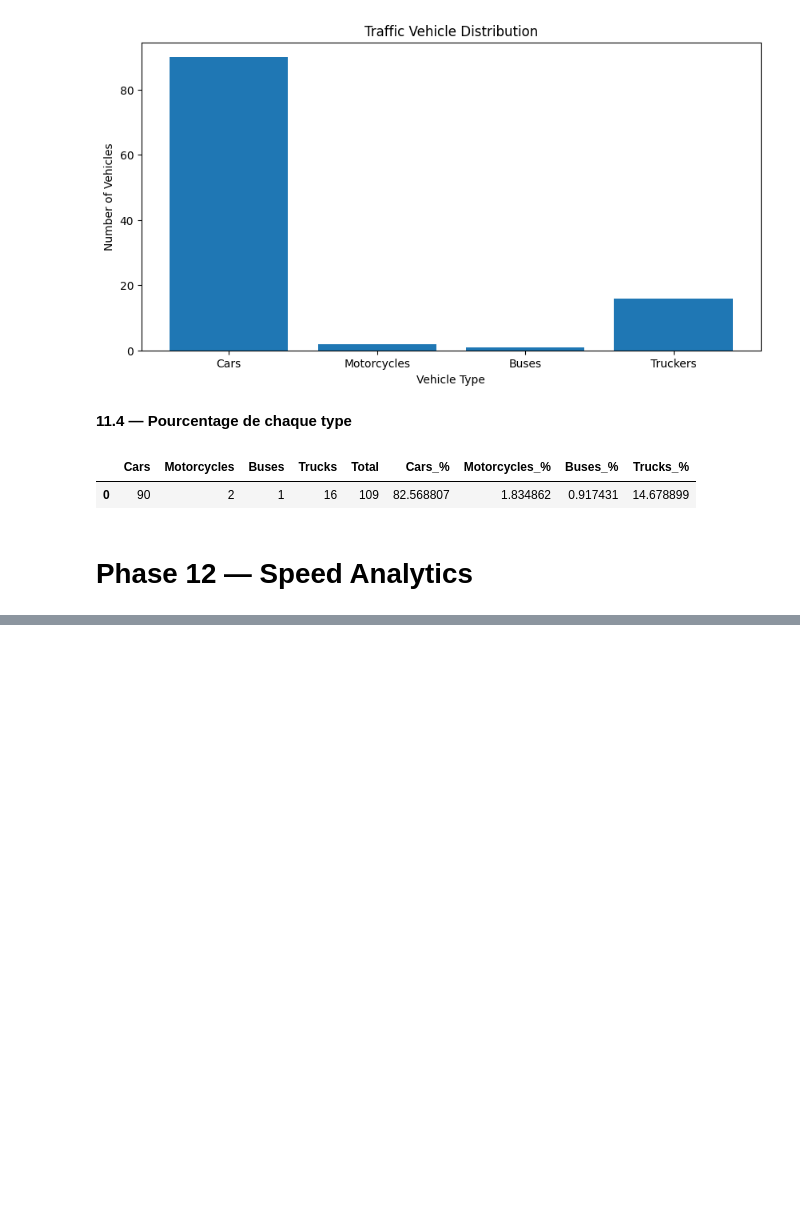
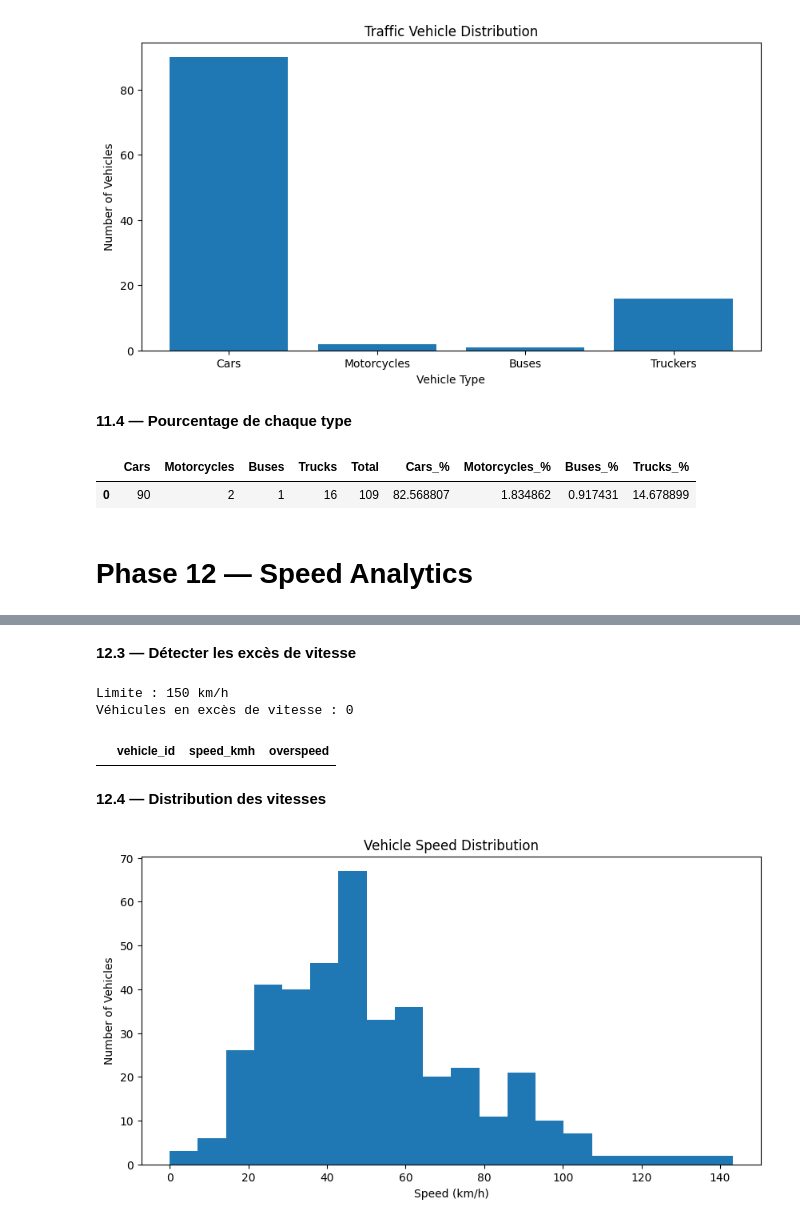
Before and after one commit to moun-13/SmartTrafficAI, a Jupyter notebook: notebooks/Smart_Traffic_AI.ipynb, the cells around one changed output, grey strips where cells are left out. Saved outputs shown, nothing was run; the diff lists cells and outputs as text; code cells hidden in the pictures; blank space fills up the shorter version.

```diff
--- a/notebooks/Smart_Traffic_AI.ipynb
+++ b/notebooks/Smart_Traffic_AI.ipynb
@@ -1231,0 +1234,17 @@ df_traffic
+# %%
+import pandas as pd
+import numpy as np
+
+speed_data = []
+
+for track_id, speed in vehicle_speeds.items():
+    speed_data.append({
+        "vehicle_id": int(track_id),
+        "speed_kmh": float(speed)
+    })
+
+df_speed = pd.DataFrame(speed_data)
+
+print("Nombre de véhicules avec vitesse :", len(df_speed))
+
+df_speed.head()
@@ -1231,0 +1278,33 @@ df_traffic
+# %% [markdown]
+**12.3 —  Détecter les excès de vitesse**
+# %%
+MAX_SPEED = 150
+
+df_speed["overspeed"] = df_speed["speed_kmh"] > MAX_SPEED
+
+overspeed_vehicles = df_speed[df_speed["overspeed"] == True]
+
+print("Limite :", MAX_SPEED, "km/h")
+print("Véhicules en excès de vitesse :", len(overspeed_vehicles))
+
+overspeed_vehicles
+# %% [output]
+Limite : 150 km/h
+Véhicules en excès de vitesse : 0
+|  | vehicle_id | speed_kmh | overspeed |
+# %% [markdown]
+**12.4 — Distribution des vitesses**
+# %%
+import matplotlib.pyplot as plt
+
+plt.figure(figsize=(10, 5))
+
+plt.hist(df_speed["speed_kmh"], bins=20)
+
+plt.title("Vehicle Speed Distribution")
+plt.xlabel("Speed (km/h)")
+plt.ylabel("Number of Vehicles")
+
+plt.show()
+# %% [output]
+[figure, added]
```
Also changed, not shown: parts of 13 cells of this notebook.
